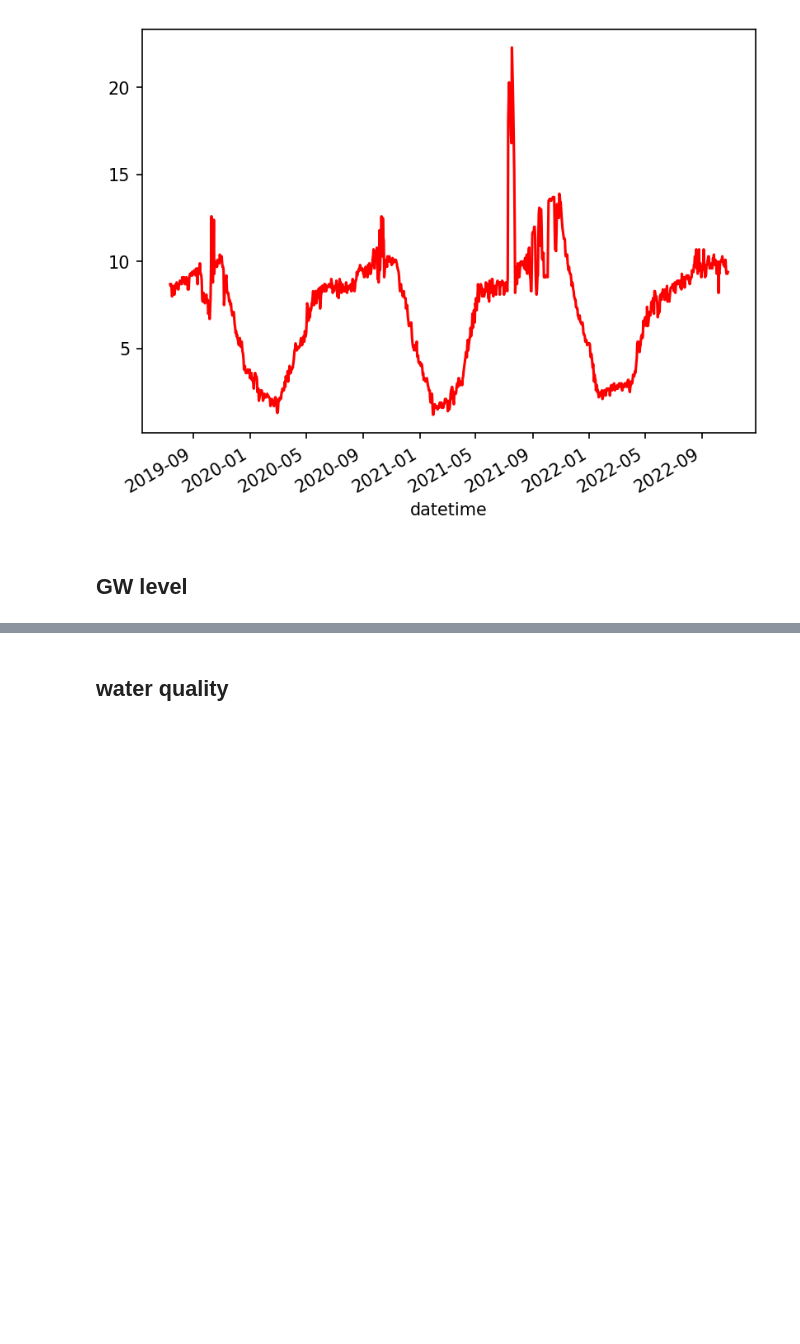
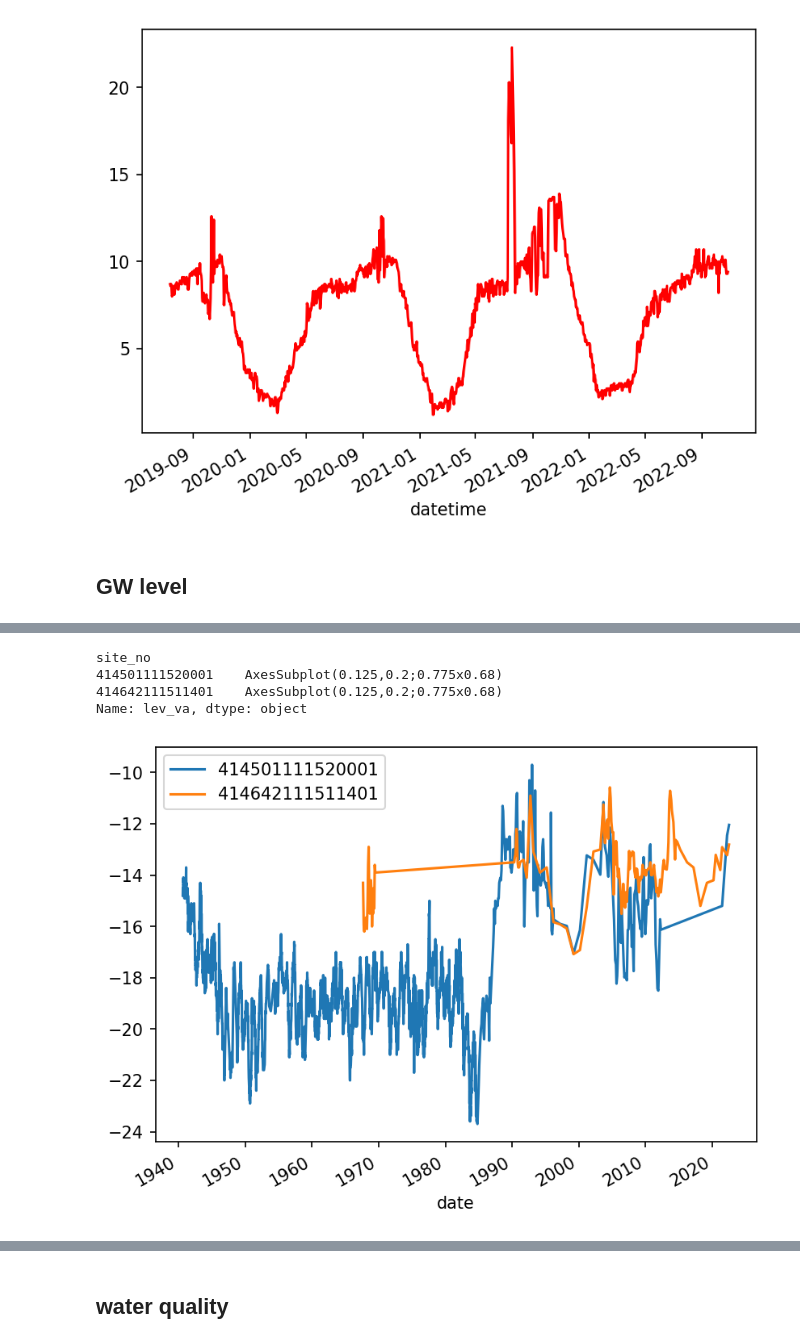
Before and after one commit to pinshuai/jupyter-for-geoscience, a Jupyter notebook: notebooks/USGS_NWIS_data_retrieval-Python.ipynb, the cells around one changed output, grey strips where cells are left out. Cells and saved outputs as stored; diff of their text form; code cells hidden in the pictures; blank space fills up the shorter version.

```diff
--- a/notebooks/USGS_NWIS_data_retrieval-Python.ipynb
+++ b/notebooks/USGS_NWIS_data_retrieval-Python.ipynb
@@ -163,0 +242,3 @@ df.to_csv(f'well_{site_id[0]}.csv')
+# %%
+df['date'] = pd.to_datetime(df['lev_dt'])
+df.set_index('date', inplace=True)
@@ -163,0 +262,8 @@ df.to_csv(f'well_{site_id[0]}.csv')
+# %%
+df.groupby('site_no')['lev_va'].plot(legend=True)
+# %% [output]
+site_no
+414501111520001    AxesSubplot(0.125,0.2;0.775x0.68)
+414642111511401    AxesSubplot(0.125,0.2;0.775x0.68)
+Name: lev_va, dtype: object
+[figure, added]
```
Also changed, not shown: parts of 19 cells of this notebook.
